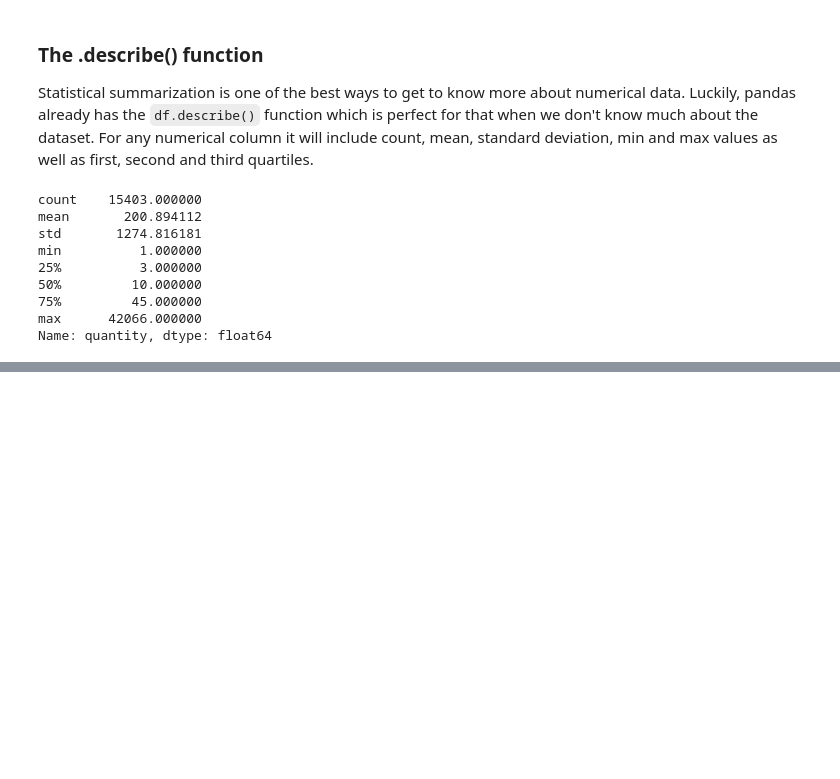
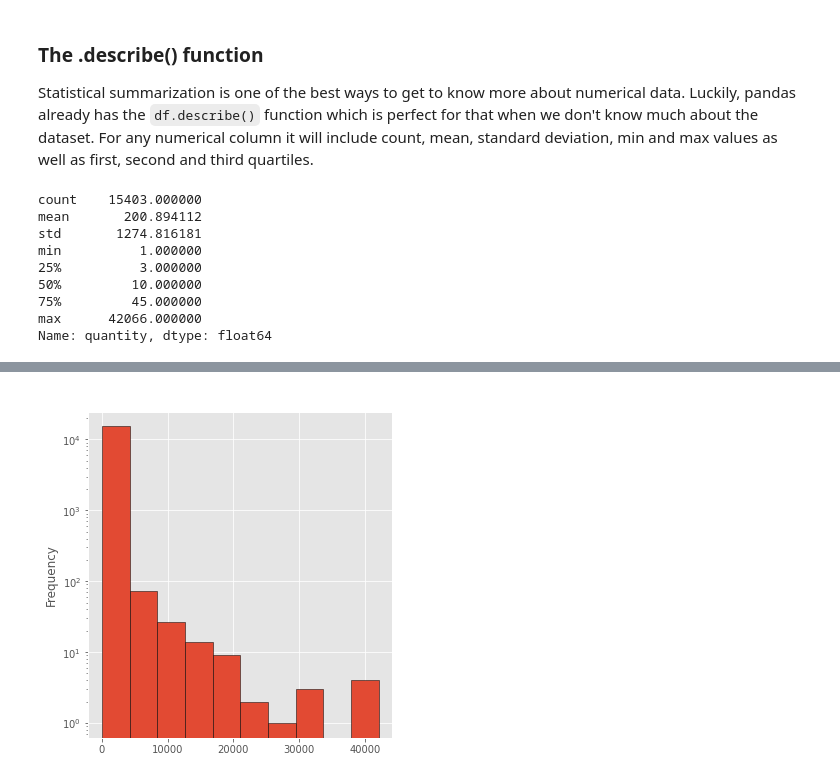
Before and after one commit to EricNSuarez/DataPrepPyInsights, a Jupyter notebook: Chapter1/DataPreprocessingInsights.ipynb, the cells around one changed output, grey strips where cells are left out. Drawn from its saved outputs; the diff is of its cells as text; code cells hidden in the pictures; blank space fills up the shorter version.

```diff
--- a/Chapter1/DataPreprocessingInsights.ipynb
+++ b/Chapter1/DataPreprocessingInsights.ipynb
@@ -161,0 +194,10 @@ Name: quantity, dtype: float64
+# %%
+# Log-scaled histogram
+plt.figure(figsize=(12, 6))
+plt.subplot(1, 2, 1)
+foreign_population_df['quantity'].plot.hist(log=True, edgecolor='black')
+plt.title('Log-scaled Histogram')
+
+plt.show()
+# %% [output]
+[figure, added]
```
Also changed, not shown: parts of 3 cells of this notebook.
